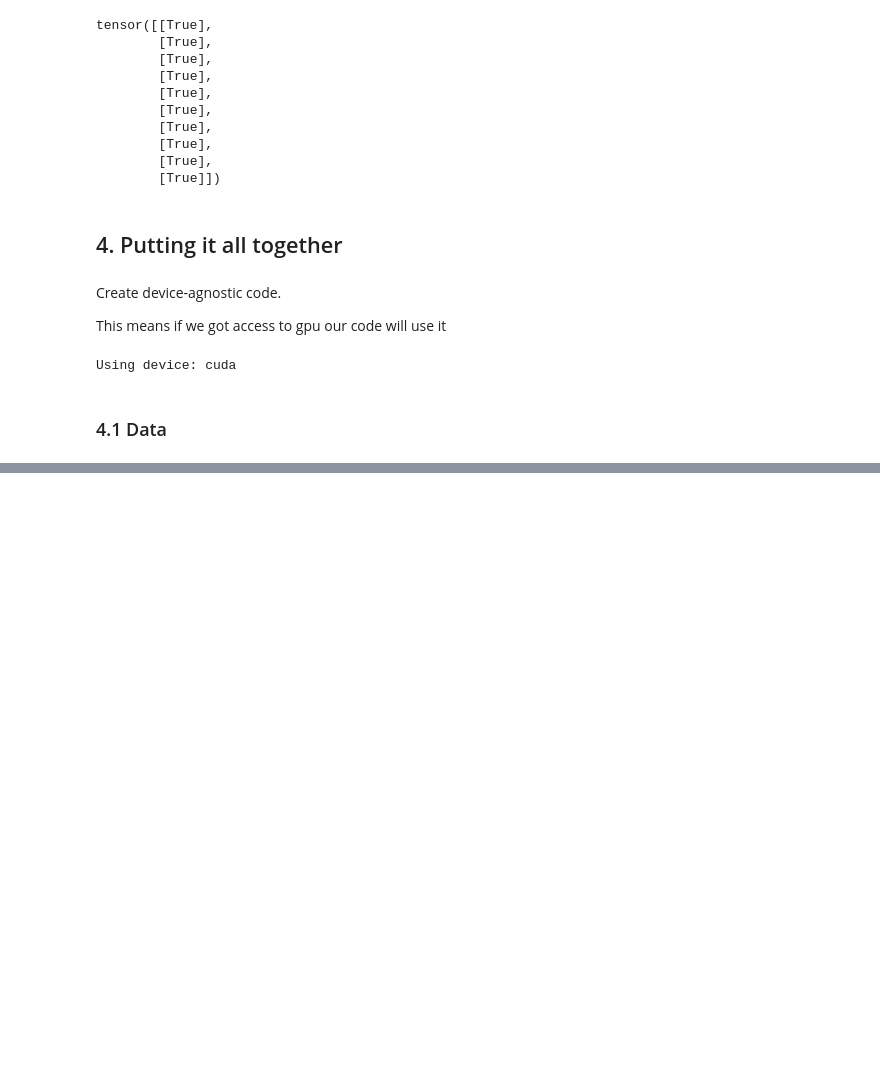
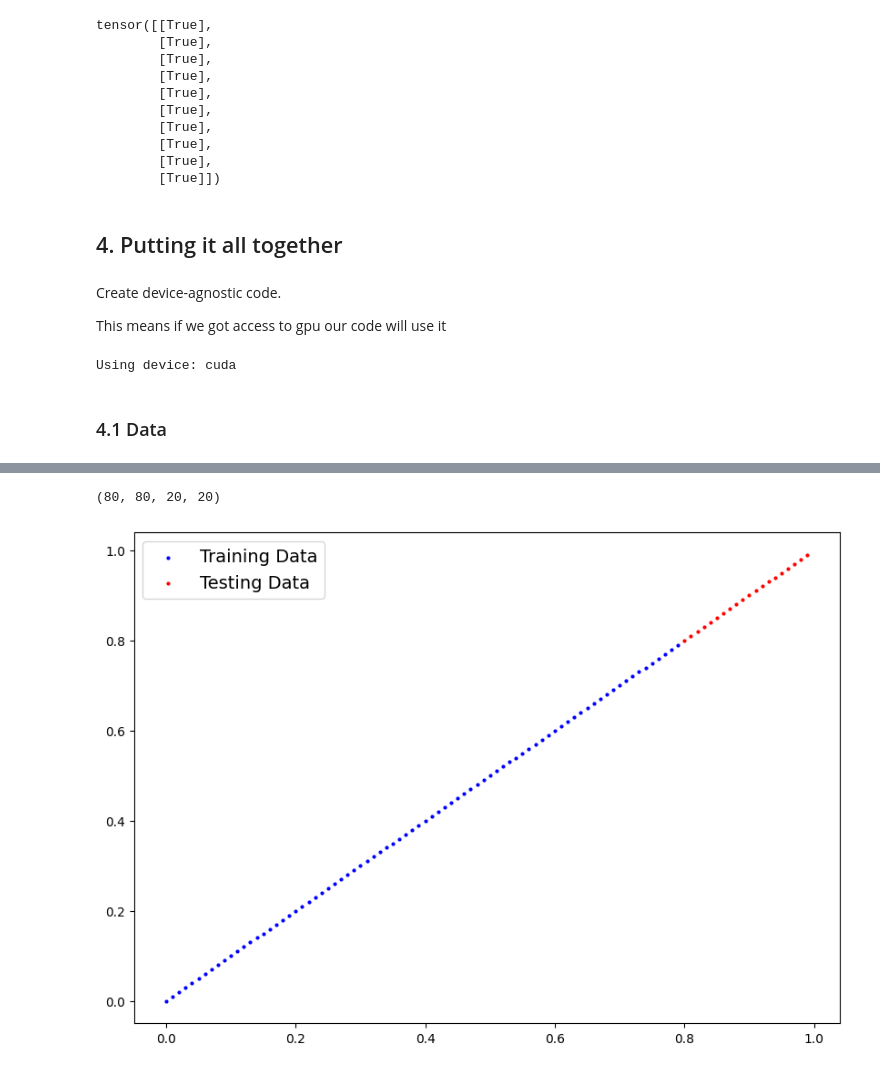
Before and after one commit to nicolas-fiore/machine_learning_notes, a Jupyter notebook: pytorch_practice/pytorch_practice_mod01.ipynb, the cells around one changed output, grey strips where cells are left out. Cells and saved outputs as stored; diff of their text form; code cells hidden in the pictures; blank space fills up the shorter version.

```diff
--- a/pytorch_practice/pytorch_practice_mod01.ipynb
+++ b/pytorch_practice/pytorch_practice_mod01.ipynb
@@ -422,0 +710,12 @@ Using device: cuda
+# %%
+# Create the data parameters
+weight = 0.3
+bias = 0.9
+X = torch.arange(0, 1, .01).unsqueeze(dim=1)
+y = weight * X + bias
+# Make X and y using linear regression feature
+
+
+print(f"Number of X samples: {len(X)}")
+print(f"Number of y samples: {len(y)}")
+print(f"First 10 X & y samples:\nX: {X[:10]}\ny: {y[:10]}")
@@ -422,0 +740,29 @@ Using device: cuda
+# %%
+# Split the data into training and testing
+train_split = int(0.8 * len(X))
+X_train, y_train = X[:train_split], X[:train_split]
+X_test, y_test = X[train_split:], X[train_split:]
+len(X_train), len(y_train), len(X_test), len(y_test)
+# %% [output]
+(80, 80, 20, 20)
+# %%
+# Plot the training and testing data
+def plot_predictionsV2(train_data=X_train,
+                       train_labels=y_train,
+                       test_data=X_test,
+                       test_lables=y_test,
+                       predictions=None):
+    plt.figure(figsize=(10,7))
+
+    plt.scatter(train_data, train_labels, c="b", s=4, label="Training Data")
+
+    plt.scatter(test_data, test_lables, c="r", s=4, label="Testing Data")
+
+    if predictions is not None:
+        plt.scatter(test_data, predictions, c="g",s=4, label="Predictions")
+
+    plt.legend(prop={"size": 14});
+# %%
+plot_predictionsV2()
+# %% [output]
+[figure, added]
```
Also changed, not shown: parts of 45 cells of this notebook, 2 other files.
